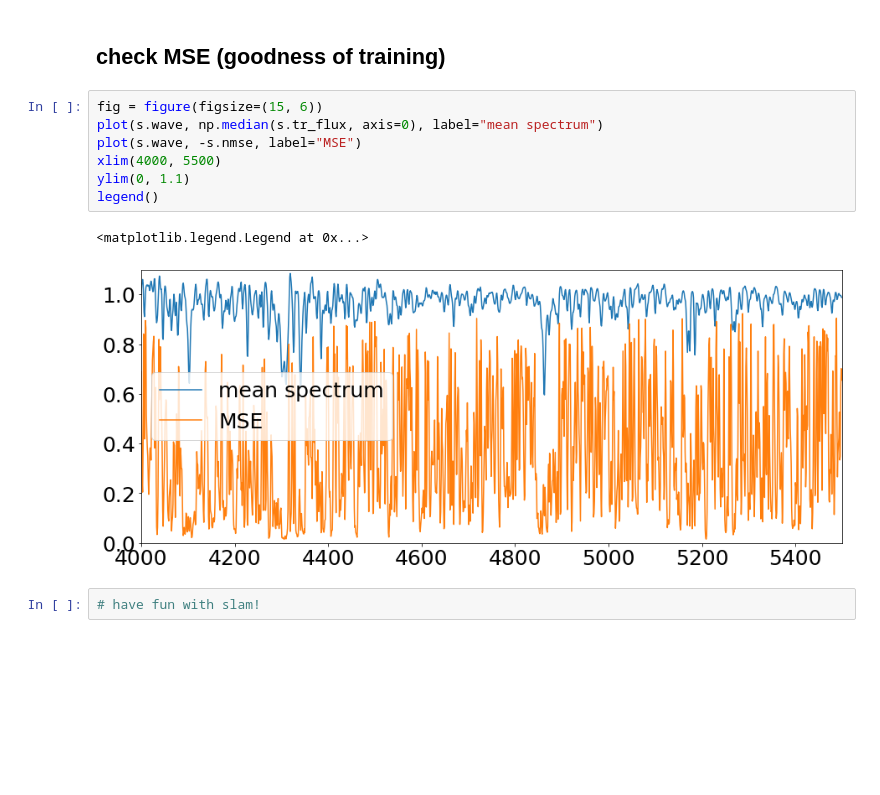
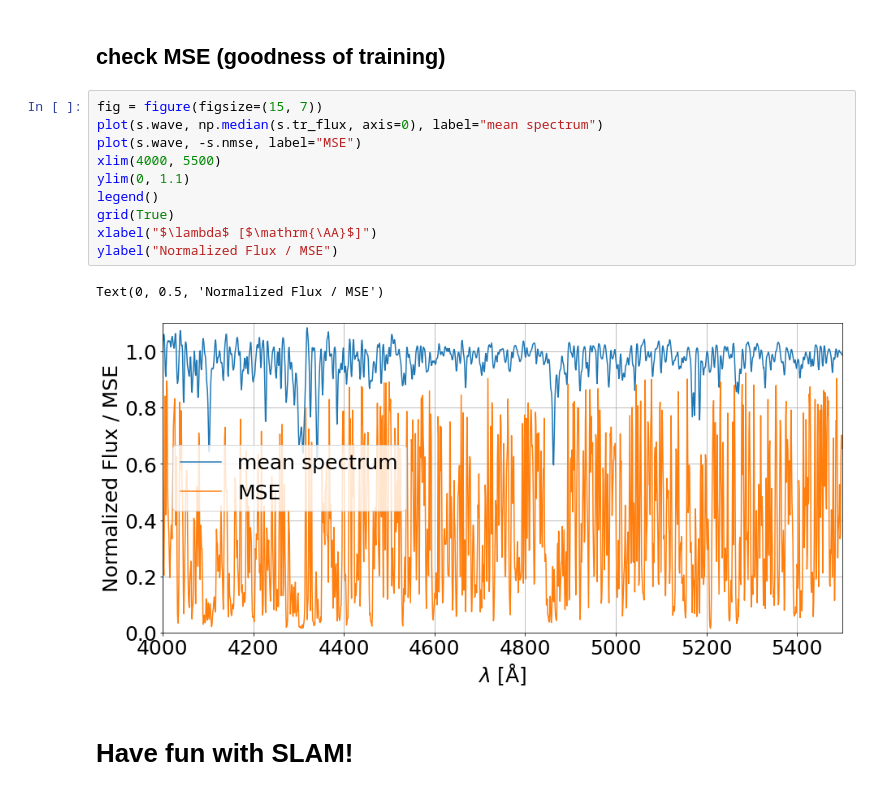
Before and after one commit to hypergravity/spectroscopy, a Jupyter notebook: stellar_parameters/demo_slam/demo_slam.ipynb, the cells around one changed output. Cells and saved outputs as stored; diff of their text form; blank space fills up the shorter version.

```diff
--- a/stellar_parameters/demo_slam/demo_slam.ipynb
+++ b/stellar_parameters/demo_slam/demo_slam.ipynb
@@ -283,14 +280,17 @@ fig = compare_labels(s.tr_labels[::100], Xpred, labelname1="Input", labelname2="
 # %% [markdown]
 ## check MSE (goodness of training)
 # %%
-fig = figure(figsize=(15, 6))
+fig = figure(figsize=(15, 7))
 plot(s.wave, np.median(s.tr_flux, axis=0), label="mean spectrum")
 plot(s.wave, -s.nmse, label="MSE")
 xlim(4000, 5500)
 ylim(0, 1.1)
 legend()
+grid(True)
+xlabel("$\lambda$ [$\mathrm{\AA}$]")
+ylabel("Normalized Flux / MSE")
 # %% [output]
-<matplotlib.legend.Legend at 0x...>
+Text(0, 0.5, 'Normalized Flux / MSE')
-[figure, old version]
+[figure, new version]
-# %%
-# have fun with slam!
+# %% [markdown]
+# Have fun with SLAM!
```
Also changed, not shown: parts of 5 cells of this notebook.
